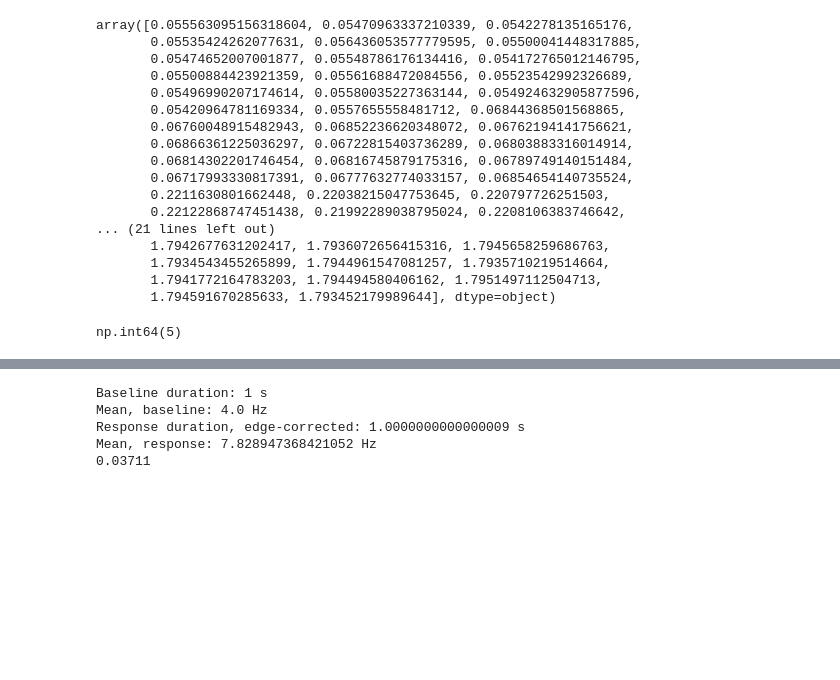
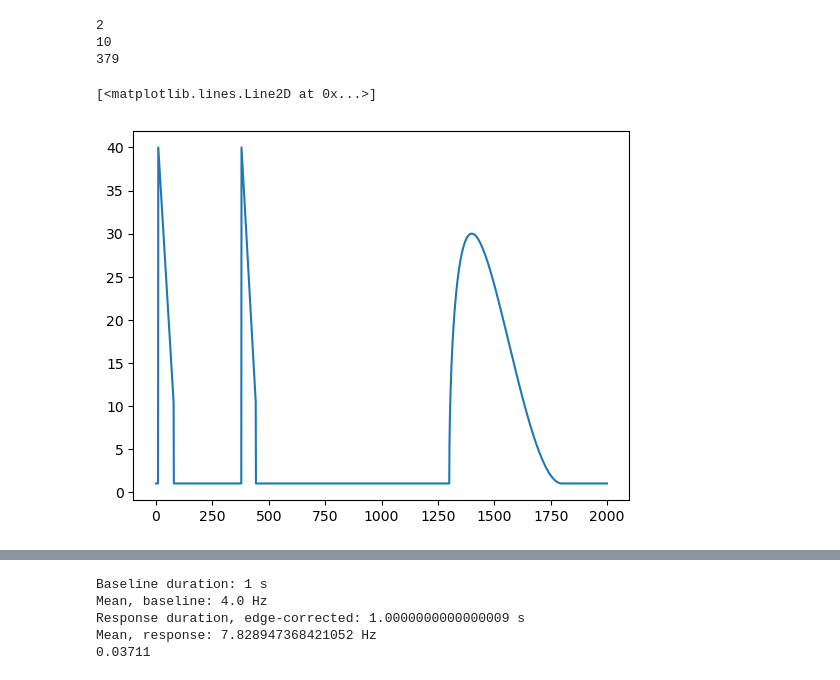
Before and after one commit to a-darcher/response_generator, a Jupyter notebook: dev_nbs/dev.ipynb, the cells around one changed output, grey strips where cells are left out. Cells and saved outputs as stored; diff of their text form; code cells hidden in the pictures; blank space fills up the shorter version.

Commit message:
burst wip

```diff
--- a/dev_nbs/dev.ipynb
+++ b/dev_nbs/dev.ipynb
@@ -177,24 +9,0 @@ bursts = np.concatenate([rate_centers[i] + s_l for i, s_l in enumerate(spike_loc
-# %%
-bursts / 1000
-# %% [output]
-array([0.055563095156318604, 0.05470963337210339, 0.0542278135165176,
-       0.05535424262077631, 0.056436053577779595, 0.05500041448317885,
-       0.05474652007001877, 0.05548786176134416, 0.054172765012146795,
-       0.05500884423921359, 0.05561688472084556, 0.05523542992326689,
-       0.05496990207174614, 0.05580035227363144, 0.054924632905877596,
-       0.05420964781169334, 0.0557655558481712, 0.06844368501568865,
-       0.06760048915482943, 0.06852236620348072, 0.06762194141756621,
-       0.06866361225036297, 0.06722815403736289, 0.06803883316014914,
-       0.06814302201746454, 0.06816745879175316, 0.06789749140151484,
-       0.06717993330817391, 0.06777632774033157, 0.06854654140735524,
-       0.2211630801662448, 0.22038215047753645, 0.220797726251503,
-       0.22122868747451438, 0.21992289038795024, 0.2208106383746642,
-... (21 lines left out)
-       1.7942677631202417, 1.7936072656415316, 1.7945658259686763,
-       1.7934543455265899, 1.7944961547081257, 1.7935710219514664,
-       1.7941772164783203, 1.794494580406162, 1.7951497112504713,
-       1.794591670285633, 1.793452179989644], dtype=object)
-# %%
-sum(generator.rng.random(size=(len(r_t))) <= 0.001)
-# %% [output]
-np.int64(5)
@@ -200,0 +57,39 @@ np.int64(5)
+# %%
+r_t = generator.r_t.copy()
+
+Rb = (np.abs(generator.rng.normal(0, 1, 1)) / 20) + (1/80)
+baseline_ibi = np.exp(Rb)
+baseline_burst_rate = 1 / baseline_ibi[0]
+
+T_segment = generator.response_onset * dt
+
+n_bursts = generator.rng.poisson(baseline_burst_rate)
+burst_onsets = np.sort(generator.rng.uniform(low=0, high=T_segment, size=n_bursts))
+burst_onsets_ms = np.array(burst_onsets / dt, dtype=int)
+
+k = 90 + 10*generator.rng.normal(0, 1, size=1)
+burst_duration = np.array(generator.rng.gamma(2*k, 0.5, size=n_bursts), dtype=int) # ms
+# %%
+r_t = generator.r_t.copy()
+
+
+
+def burst_probability_fxn(x,offset):
+    return x * (-offset*1.5/len(x)) + (offset*2)
+
+print(n_bursts)
+for i in range(n_bursts):
+    print(burst_onsets_ms[i])
+
+    x = np.arange(burst_duration[i])
+    f = burst_probability_fxn(x, baseline_fr*20)
+
+    r_t[burst_onsets_ms[i]: burst_onsets_ms[i]+burst_duration[i]] = f
+
+plt.plot(r_t)
+# %% [output]
+2
+10
+379
+[<matplotlib.lines.Line2D at 0x...>]
+[figure, added]
```
Also changed, not shown: parts of 12 cells of this notebook.
